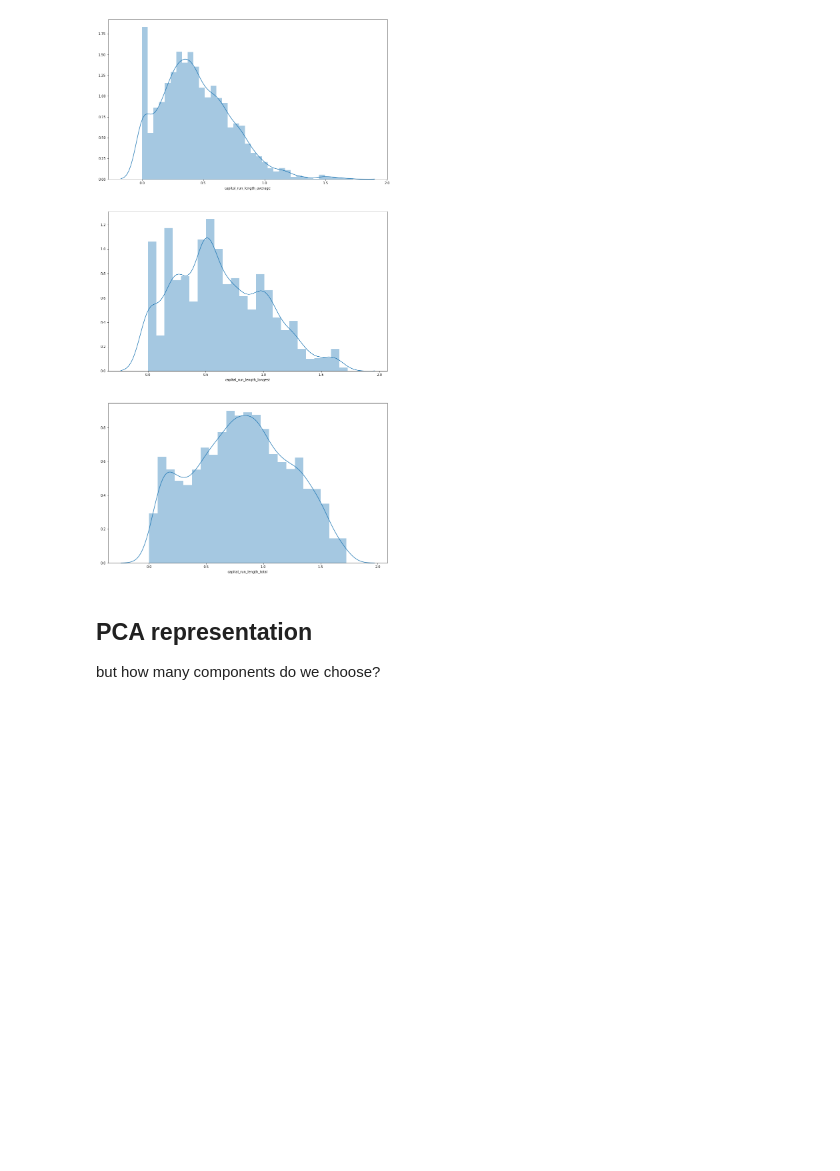
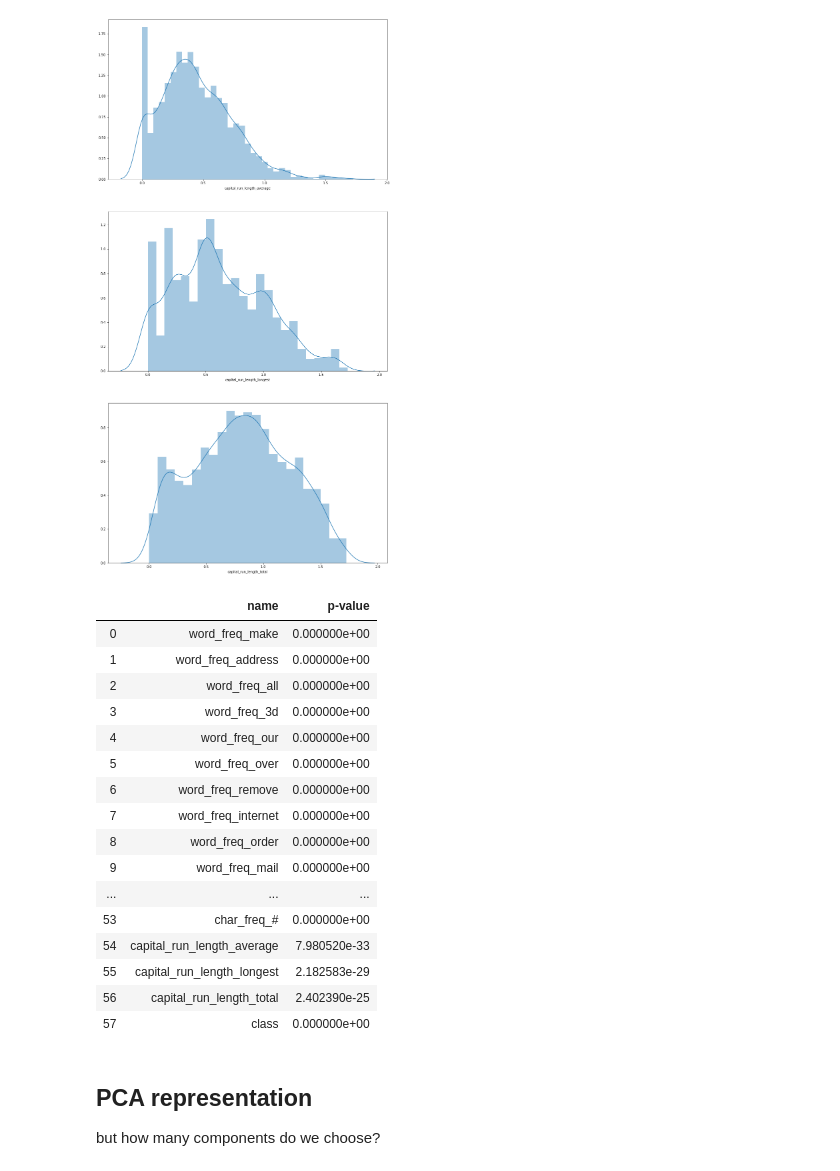
Before and after one commit to zkgz/skripsi, a Jupyter notebook: spambase.ipynb, the cells around one changed output. Cells and saved outputs as stored; diff of their text form; code cells hidden in the pictures; blank space fills up the shorter version.

```diff
--- a/spambase.ipynb
+++ b/spambase.ipynb
@@ -168,6 +168,36 @@ sns.distplot(df['capital_run_length_total'], ax=axes[2])
 # %% [output]
 <matplotlib.axes._subplots.AxesSubplot at 0x...>
 [figure]
+# %%
+p_test = pd.DataFrame(columns=['name', 'p-value'])
+p_values = []
+p_names = []
+for column in df:
+   stat, p = stats.shapiro(df[column])
+   p_names.append(column)
+   p_values.append(p)
+
+for i in range(len(p_values)):
+    p_test.loc[i] = [p_names[i]] + [p_values[i]]
+p_test
+# %% [output]
+|  | name | p-value |
+| 0 | word_freq_make | 0.000000e+00 |
+| 1 | word_freq_address | 0.000000e+00 |
+| 2 | word_freq_all | 0.000000e+00 |
+| 3 | word_freq_3d | 0.000000e+00 |
+| 4 | word_freq_our | 0.000000e+00 |
+| 5 | word_freq_over | 0.000000e+00 |
+| 6 | word_freq_remove | 0.000000e+00 |
+| 7 | word_freq_internet | 0.000000e+00 |
+| 8 | word_freq_order | 0.000000e+00 |
+| 9 | word_freq_mail | 0.000000e+00 |
+| ... | ... | ... |
+| 53 | char_freq_# | 0.000000e+00 |
+| 54 | capital_run_length_average | 7.980520e-33 |
+| 55 | capital_run_length_longest | 2.182583e-29 |
+| 56 | capital_run_length_total | 2.402390e-25 |
+| 57 | class | 0.000000e+00 |
 # %%
 df = df.reset_index()
 X = df
```
Also changed, not shown: parts of 6 cells of this notebook, 5 other files.
